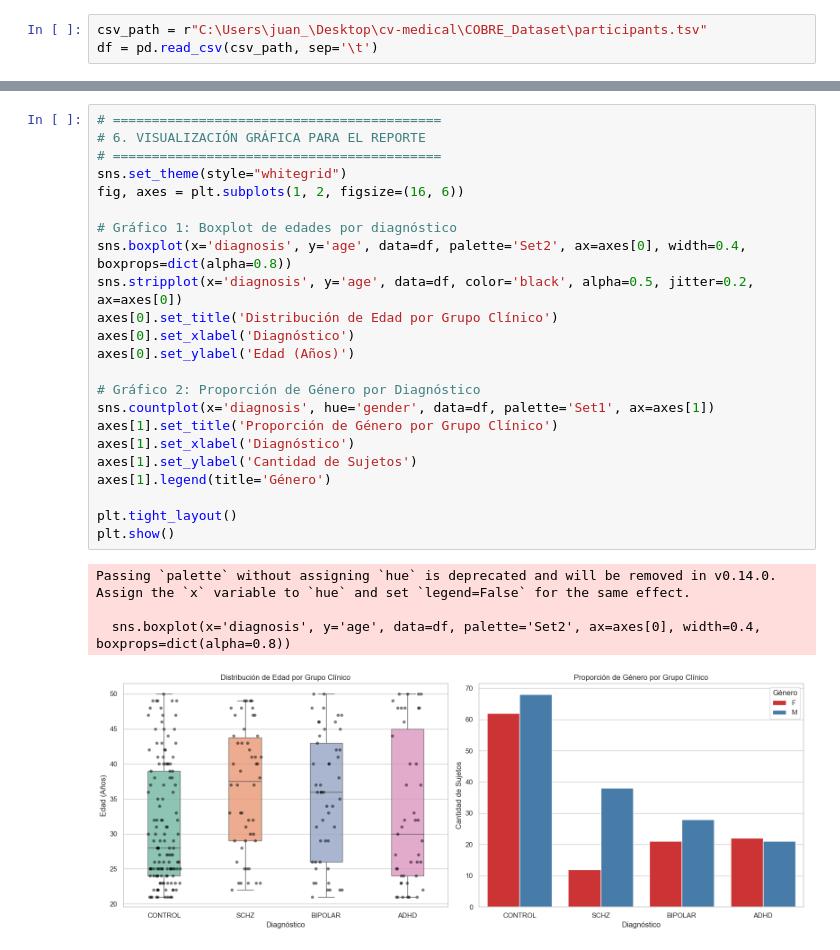
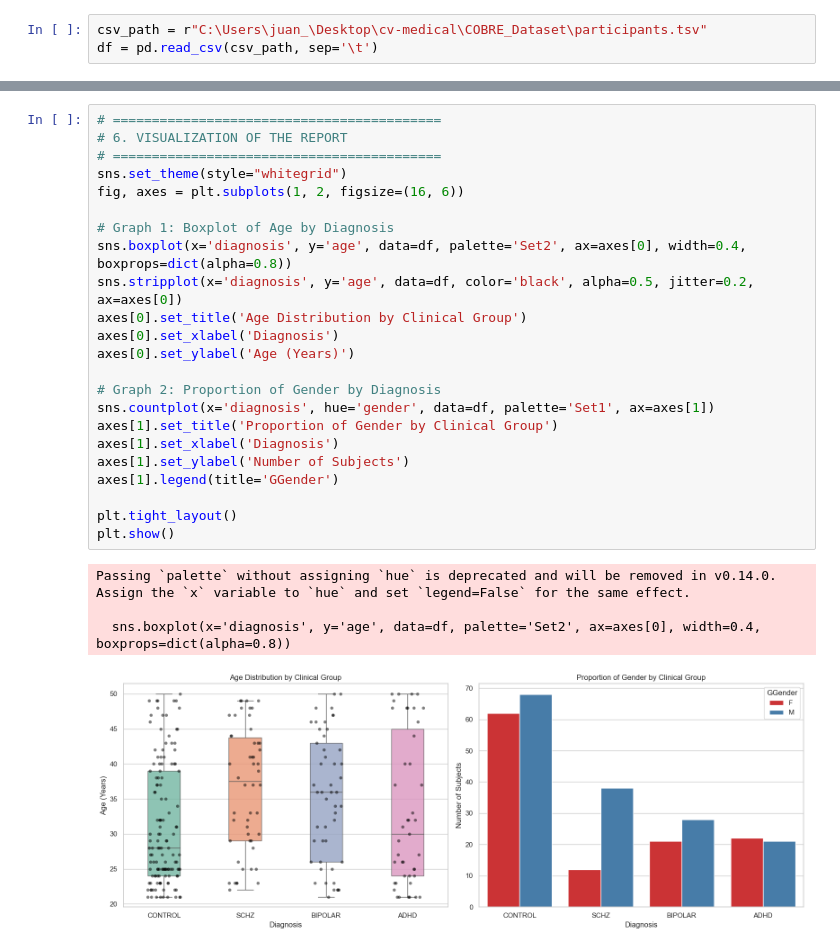
Before and after one commit to seba39399/cv-medical, a Jupyter notebook: scripts/eda_clinical.ipynb, the cells around one changed output, grey strips where cells are left out. Saved outputs shown, nothing was run; the diff lists cells and outputs as text.

```diff
--- a/scripts/eda_clinical.ipynb
+++ b/scripts/eda_clinical.ipynb
@@ -191,28 +191,28 @@ Prueba Chi-cuadrado de independencia (Género vs Diagnóstico): p-value = 0.0213
 # %%
 # ==========================================
-# 6. VISUALIZACIÓN GRÁFICA PARA EL REPORTE
+# 6. VISUALIZATION OF THE REPORT
 # ==========================================
 sns.set_theme(style="whitegrid")
 fig, axes = plt.subplots(1, 2, figsize=(16, 6))
 
-# Gráfico 1: Boxplot de edades por diagnóstico
+# Graph 1: Boxplot of Age by Diagnosis
 sns.boxplot(x='diagnosis', y='age', data=df, palette='Set2', ax=axes[0], width=0.4, boxprops=dict(alpha=0.8))
 sns.stripplot(x='diagnosis', y='age', data=df, color='black', alpha=0.5, jitter=0.2, ax=axes[0])
-axes[0].set_title('Distribución de Edad por Grupo Clínico')
-axes[0].set_xlabel('Diagnóstico')
-axes[0].set_ylabel('Edad (Años)')
+axes[0].set_title('Age Distribution by Clinical Group')
+axes[0].set_xlabel('Diagnosis')
+axes[0].set_ylabel('Age (Years)')
 
-# Gráfico 2: Proporción de Género por Diagnóstico
+# Graph 2: Proportion of Gender by Diagnosis
 sns.countplot(x='diagnosis', hue='gender', data=df, palette='Set1', ax=axes[1])
-axes[1].set_title('Proporción de Género por Grupo Clínico')
-axes[1].set_xlabel('Diagnóstico')
-axes[1].set_ylabel('Cantidad de Sujetos')
-axes[1].legend(title='Género')
+axes[1].set_title('Proportion of Gender by Clinical Group')
+axes[1].set_xlabel('Diagnosis')
+axes[1].set_ylabel('Number of Subjects')
+axes[1].legend(title='GGender')
 
 plt.tight_layout()
 plt.show()
 # %% [output]
 Passing `palette` without assigning `hue` is deprecated and will be removed in v0.14.0. Assign the `x` variable to `hue` and set `legend=False` for the same effect.
 
   sns.boxplot(x='diagnosis', y='age', data=df, palette='Set2', ax=axes[0], width=0.4, boxprops=dict(alpha=0.8))
-[figure, old version]
+[figure, new version]
```
Also changed, not shown: parts of 6 cells of this notebook, 2 other files.
